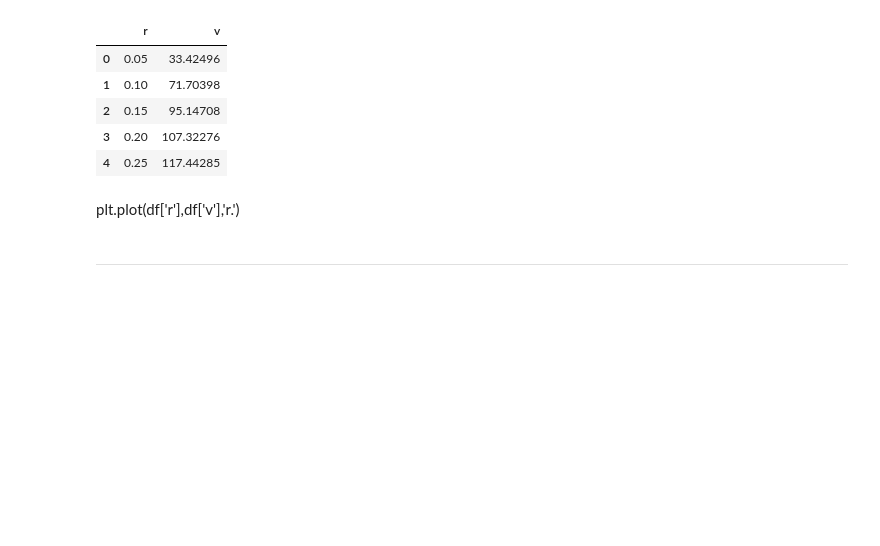
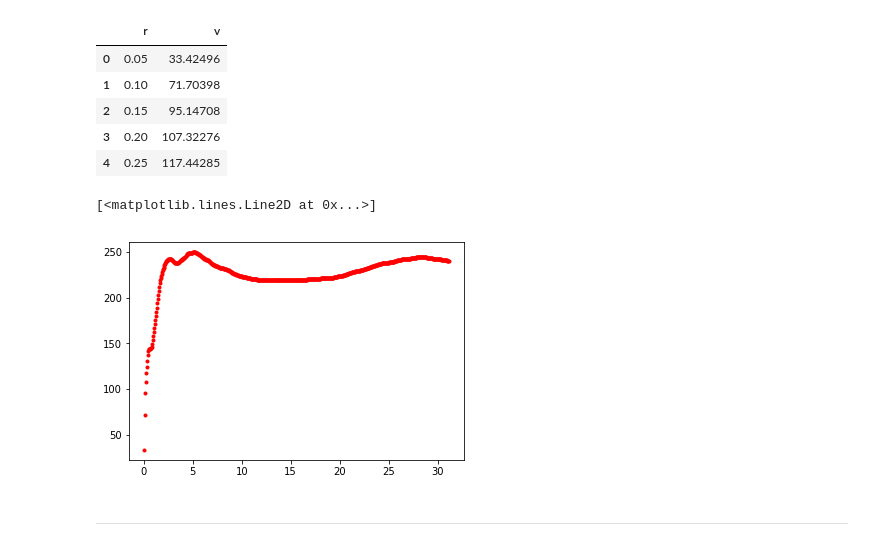
Before and after one commit to sbustamante/ComputationalMethods, a Jupyter notebook: material/interpolation.ipynb, the cells around one changed output. Drawn from its saved outputs; the diff is of its cells as text; code cells hidden in the pictures; blank space fills up the shorter version.

```diff
--- a/material/interpolation.ipynb
+++ b/material/interpolation.ipynb
@@ -230,7 +314,9 @@ os.remove('trivia_results.txt')
 # %% [markdown]
 ### Lets us check!
 # %%
-df=pd.read_table('https://raw.githubusercontent.com/sbustamante/ComputationalMethods/master/data/NGC7331.dat',sep='\s+',header=None)
+#DATA URL:
+url='https://raw.githubusercontent.com/sbustamante/ComputationalMethods/master/data/NGC7331.dat'
+df=pd.read_table(url,sep='\s+',header=None)
 df[0:5]
 # %% [output]
 |  | 0 | 1 |
@@ -256,8 +342,11 @@ df[0:5]
 | 2 | 0.15 | 95.14708 |
 | 3 | 0.20 | 107.32276 |
 | 4 | 0.25 | 117.44285 |
-# %% [markdown]
-plt.plot(df['r'],df['v'],'r.')
+# %%
+plt.plot(df['r'],df['v'],'r.')
+# %% [output]
+[<matplotlib.lines.Line2D at 0x...>]
+[figure, added]
 # %% [markdown]
 - - -
 # %% [markdown]
```
Also changed, not shown: parts of 23 cells of this notebook, 2 other files.
